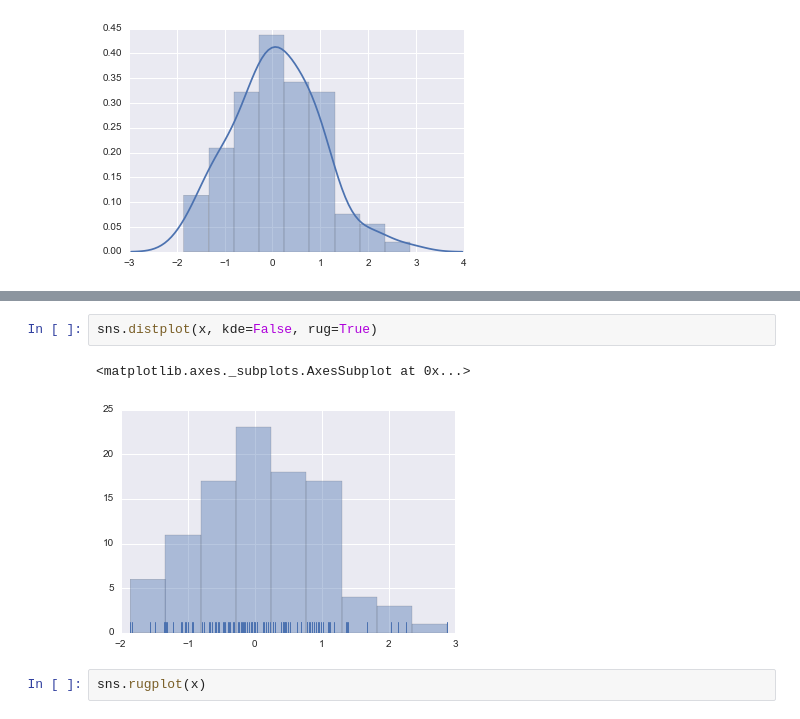
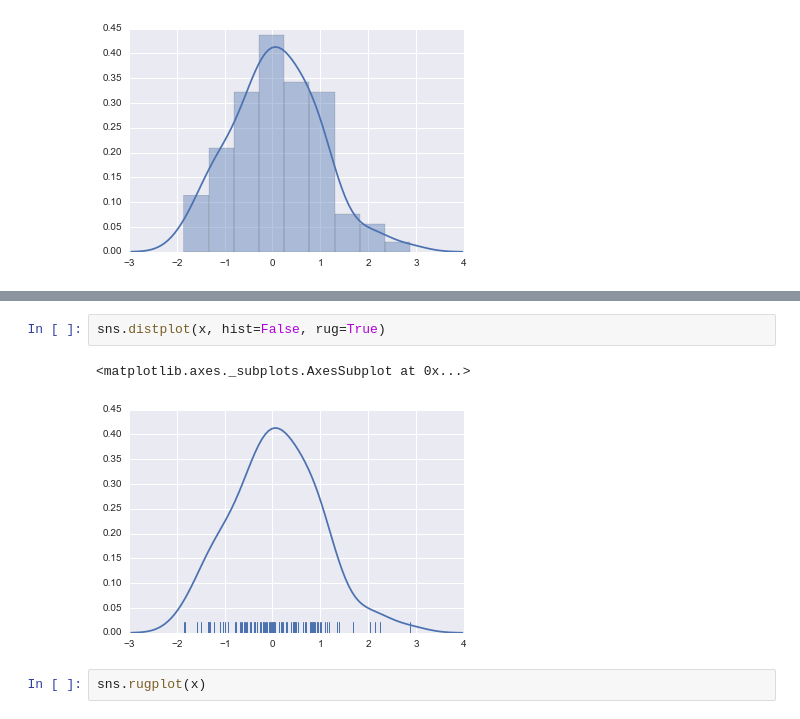
Before and after one commit to qszhuan/qszhuan-notebook, a Jupyter notebook: data-visualization/Visualize the distribution.ipynb, the cells around one changed output, grey strips where cells are left out. Drawn from its saved outputs; the diff is of its cells as text.

```diff
--- a/data-visualization/Visualize the distribution.ipynb
+++ b/data-visualization/Visualize the distribution.ipynb
@@ -16,8 +25,8 @@ sns.distplot(x);
 # %%
-sns.distplot(x, kde=False, rug=True)
+sns.distplot(x, hist=False, rug=True)
 # %% [output]
 <matplotlib.axes._subplots.AxesSubplot at 0x...>
-[figure, old version]
+[figure, new version]
 # %%
 sns.rugplot(x)
 # %% [output]
```
Also changed, not shown: parts of 27 cells of this notebook, 1 other file.
